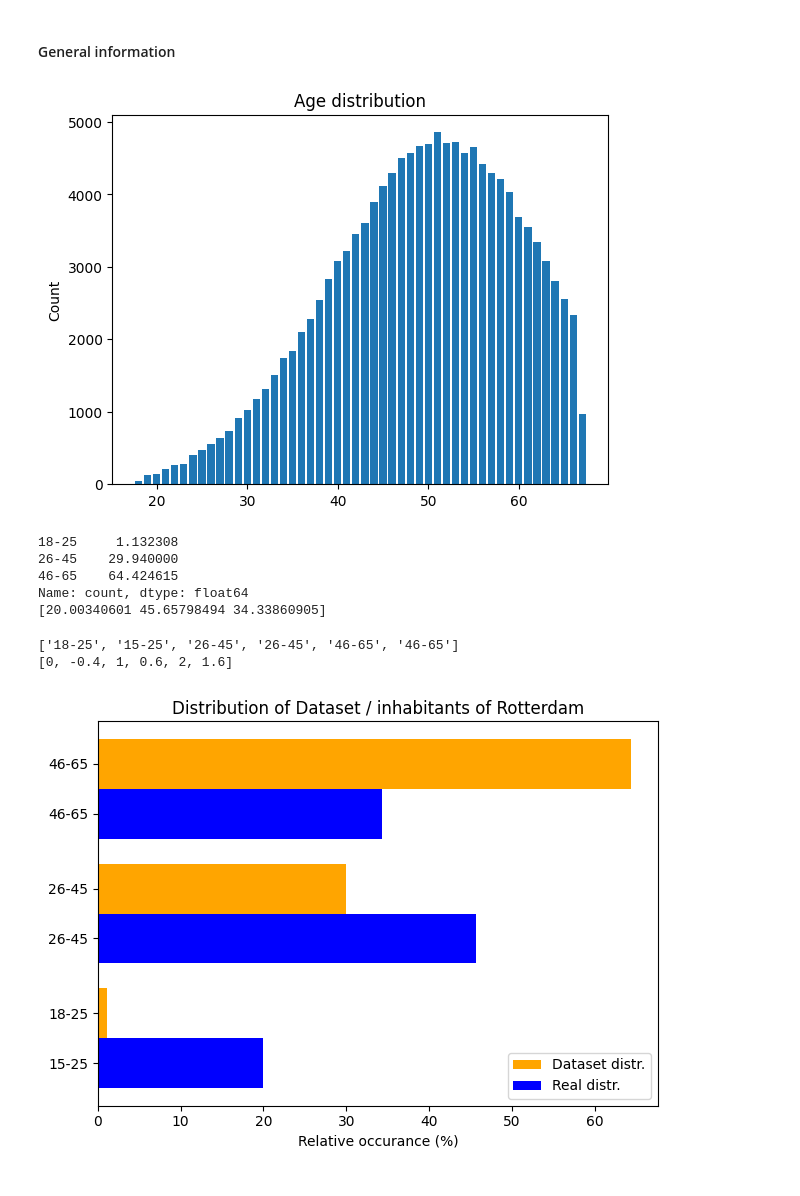
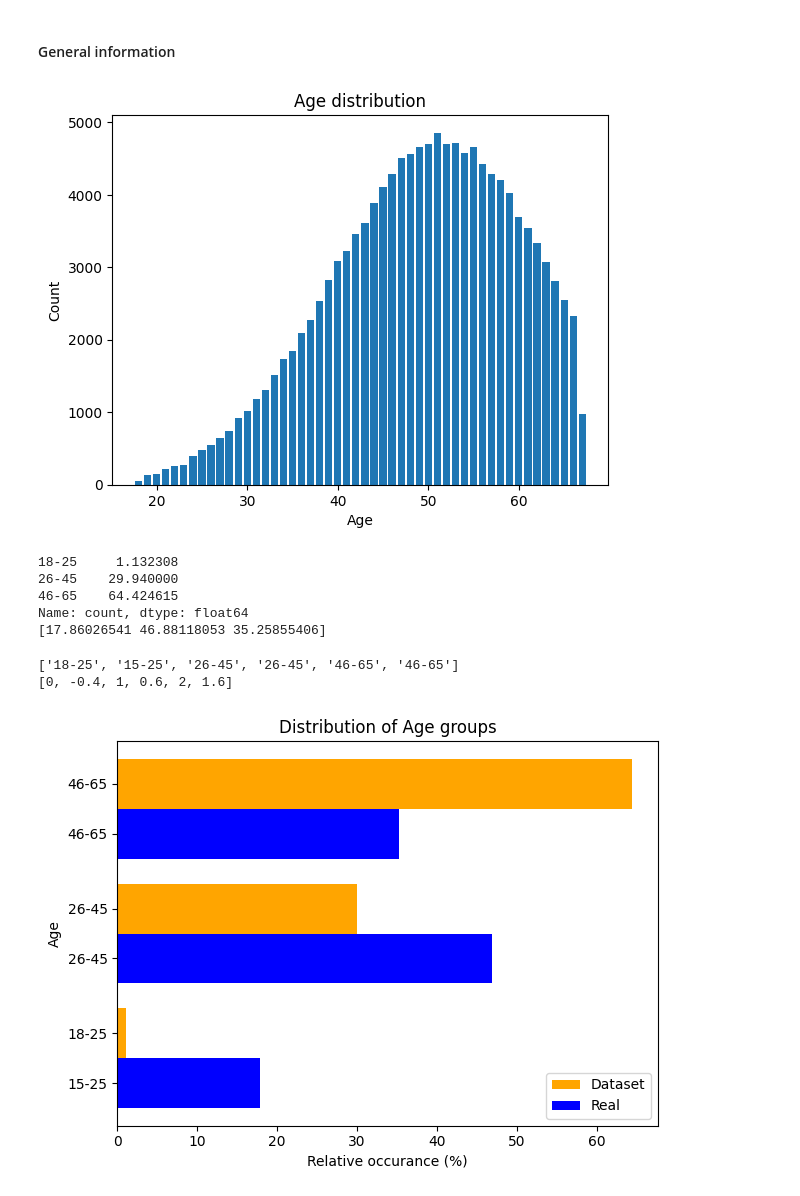
Before and after one commit to nouwerkerk/AI-Testing-33, a Jupyter notebook: dataAnalysis/person_age_at_investigation.ipynb, the cells around one changed output. Saved outputs shown, nothing was run; the diff lists cells and outputs as text; code cells hidden in the pictures.

```diff
--- a/dataAnalysis/person_age_at_investigation.ipynb
+++ b/dataAnalysis/person_age_at_investigation.ipynb
@@ -9,16 +9,17 @@ data = pd.read_csv('../data/all_data.csv')
 # %%
 age = data['persoon_leeftijd_bij_onderzoek']
 counts = age.value_counts()
 
 plt.bar(counts.index, counts.values)
 
 # Add labels and title
 plt.ylabel('Count')
+plt.xlabel('Age')
 plt.title('Age distribution')
 
 plt.show()
 # %% [output]
-[figure, old version]
+[figure, new version]
 # %%
 data = counts
 
@@ -33,7 +34,10 @@ relative_freq =  grouped / np.sum(counts.values) * 100
 
 print(relative_freq)
 
-real_distr = np.array([92793, 211801, 159292])
+# real_distr = np.array([92793, 211801, 159292])
+# real_distr = real_distr / real_distr.sum() * 100
+# print(real_distr)
+real_distr = np.array([92793/1.15, 211801, 159292])
 real_distr = real_distr / real_distr.sum() * 100
 print(real_distr)
 real_distr_labels = ['15-25', '26-45', '46-65']
@@ -42,17 +46,17 @@ real_distr_labels = ['15-25', '26-45', '46-65']
 26-45    29.940000
 46-65    64.424615
 Name: count, dtype: float64
-[20.00340601 45.65798494 34.33860905]
+[17.86026541 46.88118053 35.25855406]
 # %%
 import itertools
 
 y_pos = np.arange(3)
 y_pos2 = np.arange(3)-0.4
 
-plt.barh(y_pos, relative_freq, height=0.4, label='Dataset distr.', color='orange')
+plt.barh(y_pos, relative_freq, height=0.4, label='Dataset', color='orange')
 
 # Plot the second horizontal bar plot, slightly offset vertically
-plt.barh(y_pos - 0.4, real_distr, height=0.4, label='Real distr.', color='blue')
+plt.barh(y_pos - 0.4, real_distr, height=0.4, label='Real', color='blue')
 
 labels = []
 y_positions = []
@@ -67,7 +71,8 @@ print(y_positions)
 plt.yticks(y_positions, np.array(labels))
 
 plt.xlabel('Relative occurance (%)')
-plt.title('Distribution of Dataset / inhabitants of Rotterdam')
+plt.ylabel('Age')
+plt.title('Distribution of Age groups')
 
 plt.legend()
 
@@ -77,4 +82,4 @@ plt.show()
 # %% [output]
 ['18-25', '15-25', '26-45', '26-45', '46-65', '46-65']
 [0, -0.4, 1, 0.6, 2, 1.6]
-[figure, old version]
+[figure, new version]
```
Also changed, not shown: 4 other files.
